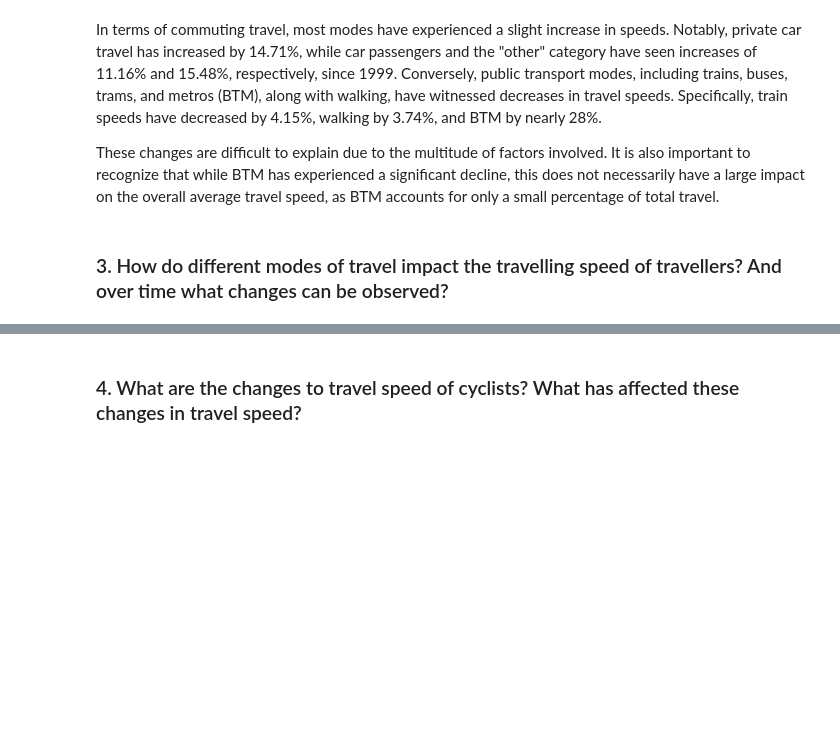
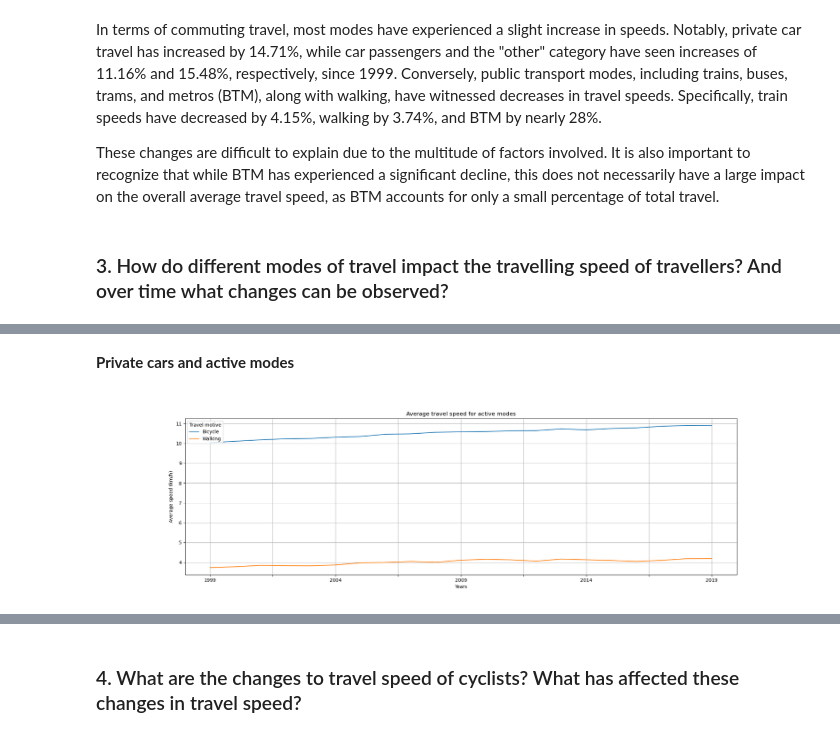
Before and after one commit to WoutevdH/TIL6020-LabAssignments, a Jupyter notebook: Final Report.ipynb, the cells around one changed output, grey strips where cells are left out. Cells and saved outputs as stored; diff of their text form; code cells hidden in the pictures; blank space fills up the shorter version.

```diff
--- a/Final Report.ipynb
+++ b/Final Report.ipynb
@@ -126,0 +144,6 @@ These changes are difficult to explain due to the multitude of factors involved.
+# %% [markdown]
+**Private cars and active modes**
+# %%
+Image(filename='SubquestionWouterJelle_figures/travelspeedactivemodes.png')
+# %% [output]
+[figure, added]
```
Also changed, not shown: parts of 11 cells of this notebook.
